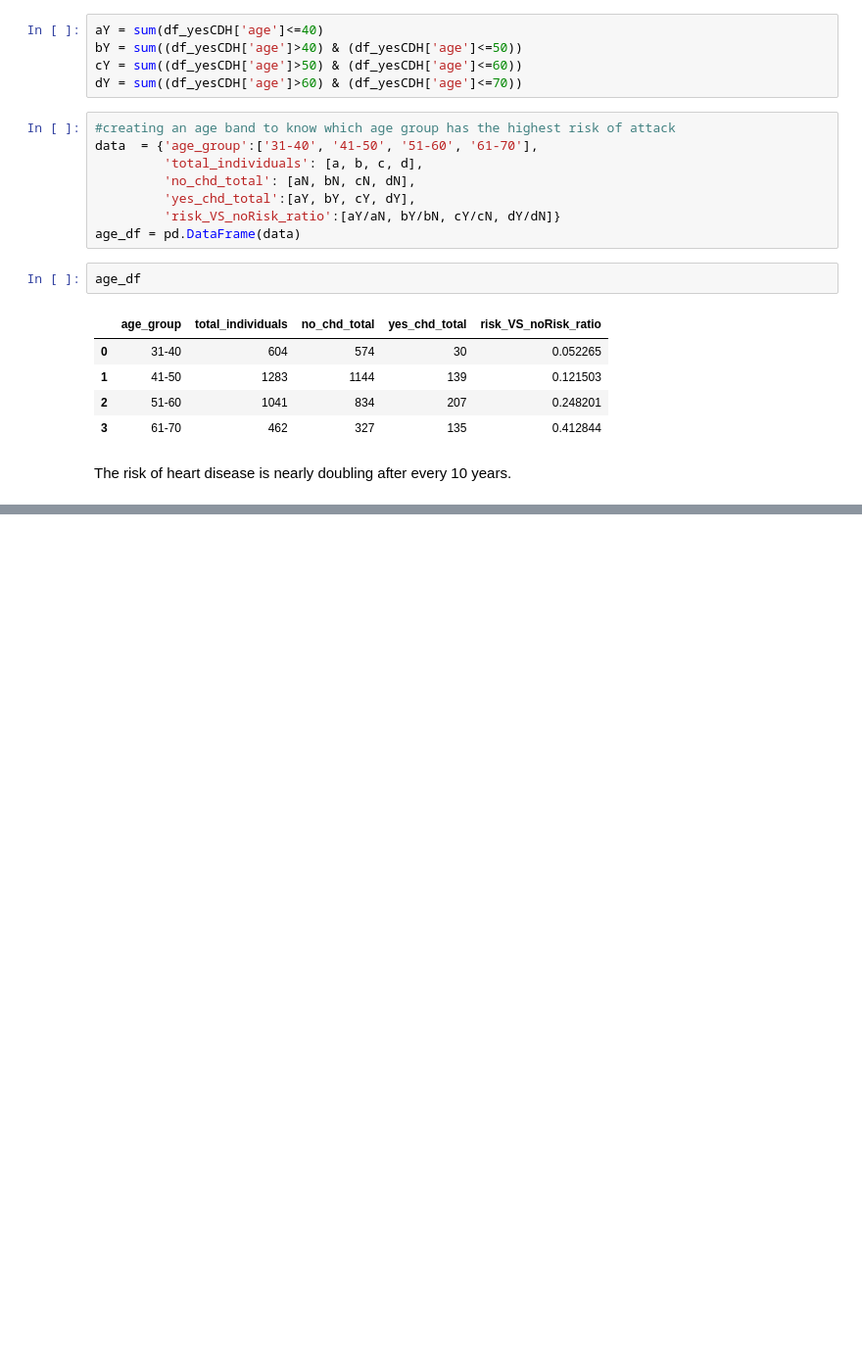
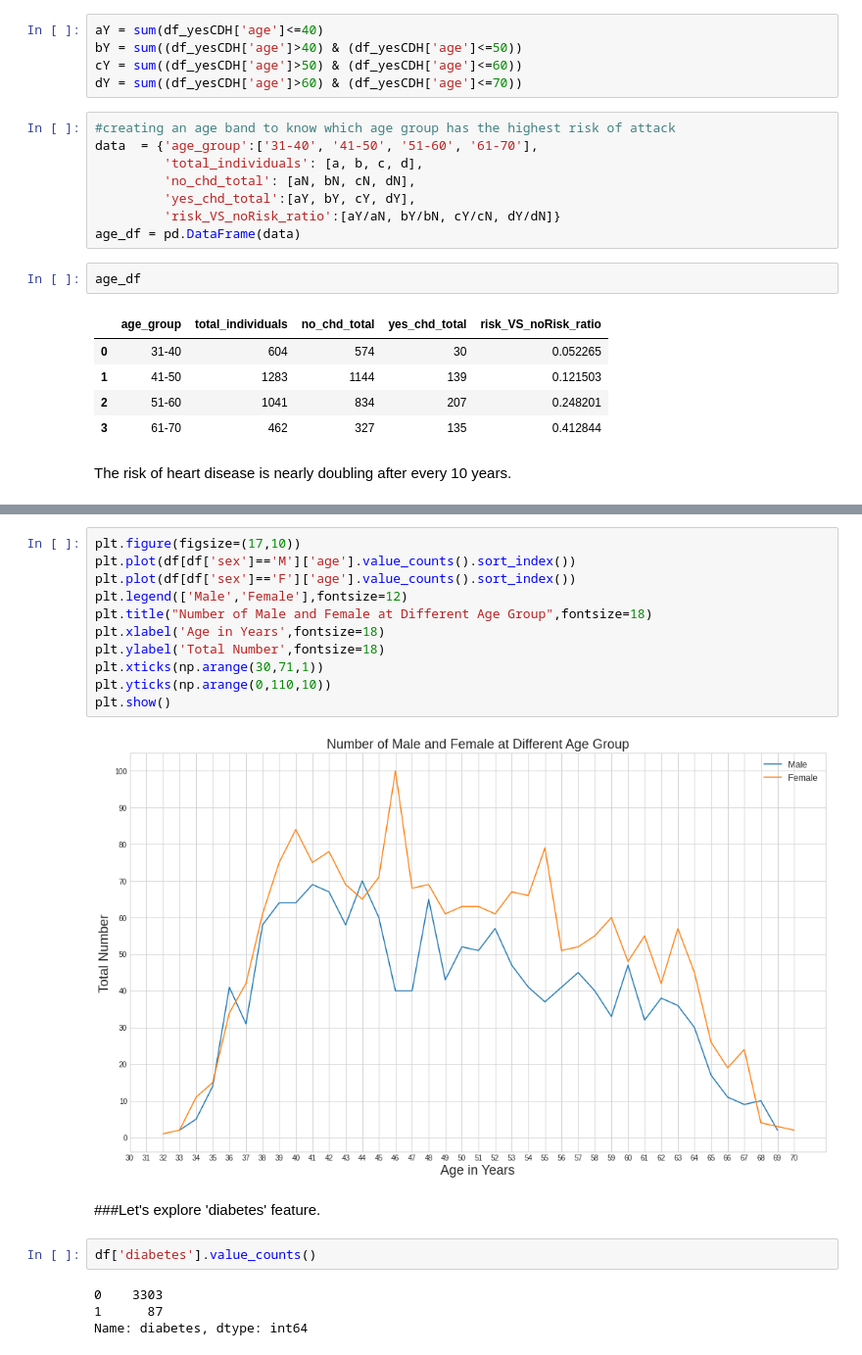
Before and after one commit to chvikas/cardiovascular-risk-prediction, a Jupyter notebook: Cardiovascular_Risk_Prediction.ipynb, the cells around one changed output, grey strips where cells are left out. Shown at 98% size. Drawn from its saved outputs; the diff is of its cells as text; blank space fills up the shorter version.

```diff
--- a/Cardiovascular_Risk_Prediction.ipynb
+++ b/Cardiovascular_Risk_Prediction.ipynb
@@ -397,0 +666,21 @@ The risk of heart disease is nearly doubling after every 10 years.
+# %%
+plt.figure(figsize=(17,10))
+plt.plot(df[df['sex']=='M']['age'].value_counts().sort_index())
+plt.plot(df[df['sex']=='F']['age'].value_counts().sort_index())
+plt.legend(['Male','Female'],fontsize=12)
+plt.title("Number of Male and Female at Different Age Group",fontsize=18)
+plt.xlabel('Age in Years',fontsize=18)
+plt.ylabel('Total Number',fontsize=18)
+plt.xticks(np.arange(30,71,1))
+plt.yticks(np.arange(0,110,10))
+plt.show()
+# %% [output]
+[figure, added]
+# %% [markdown]
+###Let's explore 'diabetes' feature.
+# %%
+df['diabetes'].value_counts()
+# %% [output]
+0    3303
+1      87
+Name: diabetes, dtype: int64
```
Also changed, not shown: parts of 77 cells of this notebook.
